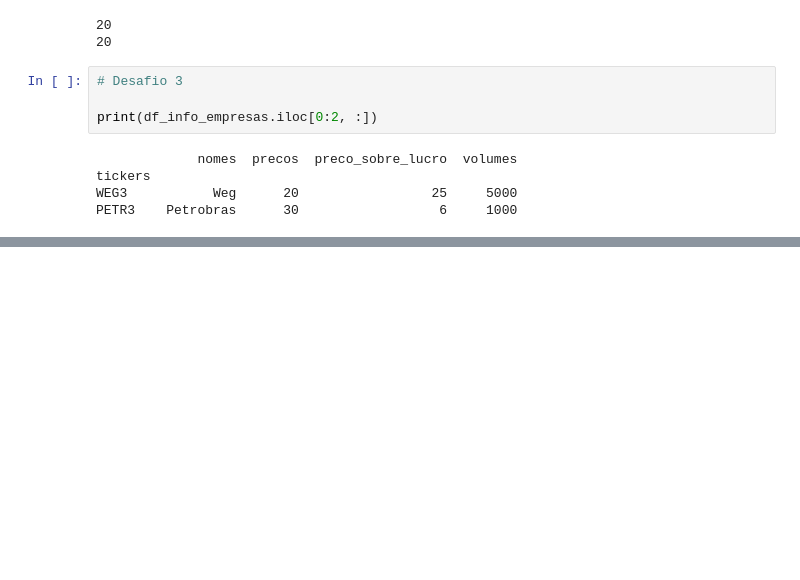
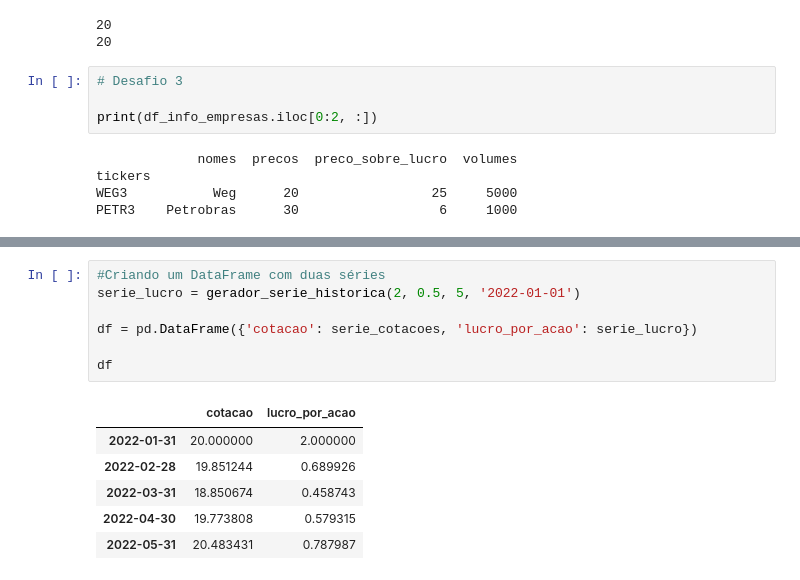
Before and after one commit to Jgonsan/Python, a Jupyter notebook: Pandas.ipynb, the cells around one changed output, grey strips where cells are left out. Drawn from its saved outputs; the diff is of its cells as text; blank space fills up the shorter version.

```diff
--- a/Pandas.ipynb
+++ b/Pandas.ipynb
@@ -727,0 +844,14 @@ PETR3    Petrobras      30                  6     1000
+# %%
+#Criando um DataFrame com duas séries
+serie_lucro = gerador_serie_historica(2, 0.5, 5, '2022-01-01')
+
+df = pd.DataFrame({'cotacao': serie_cotacoes, 'lucro_por_acao': serie_lucro})
+
+df
+# %% [output]
+|  | cotacao | lucro_por_acao |
+| 2022-01-31 | 20.000000 | 2.000000 |
+| 2022-02-28 | 19.851244 | 0.689926 |
+| 2022-03-31 | 18.850674 | 0.458743 |
+| 2022-04-30 | 19.773808 | 0.579315 |
+| 2022-05-31 | 20.483431 | 0.787987 |
```
Also changed, not shown: parts of 27 cells of this notebook, 1 other file.
